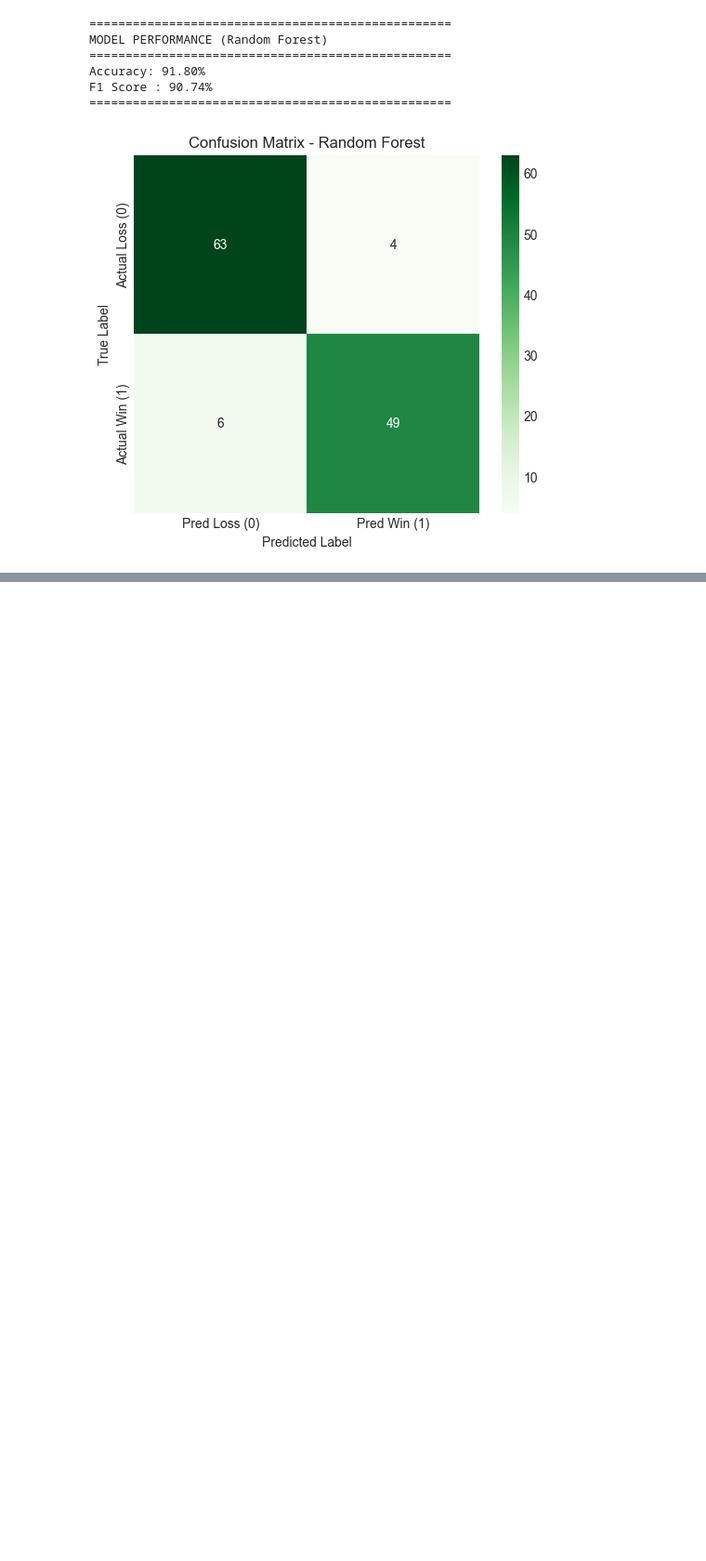
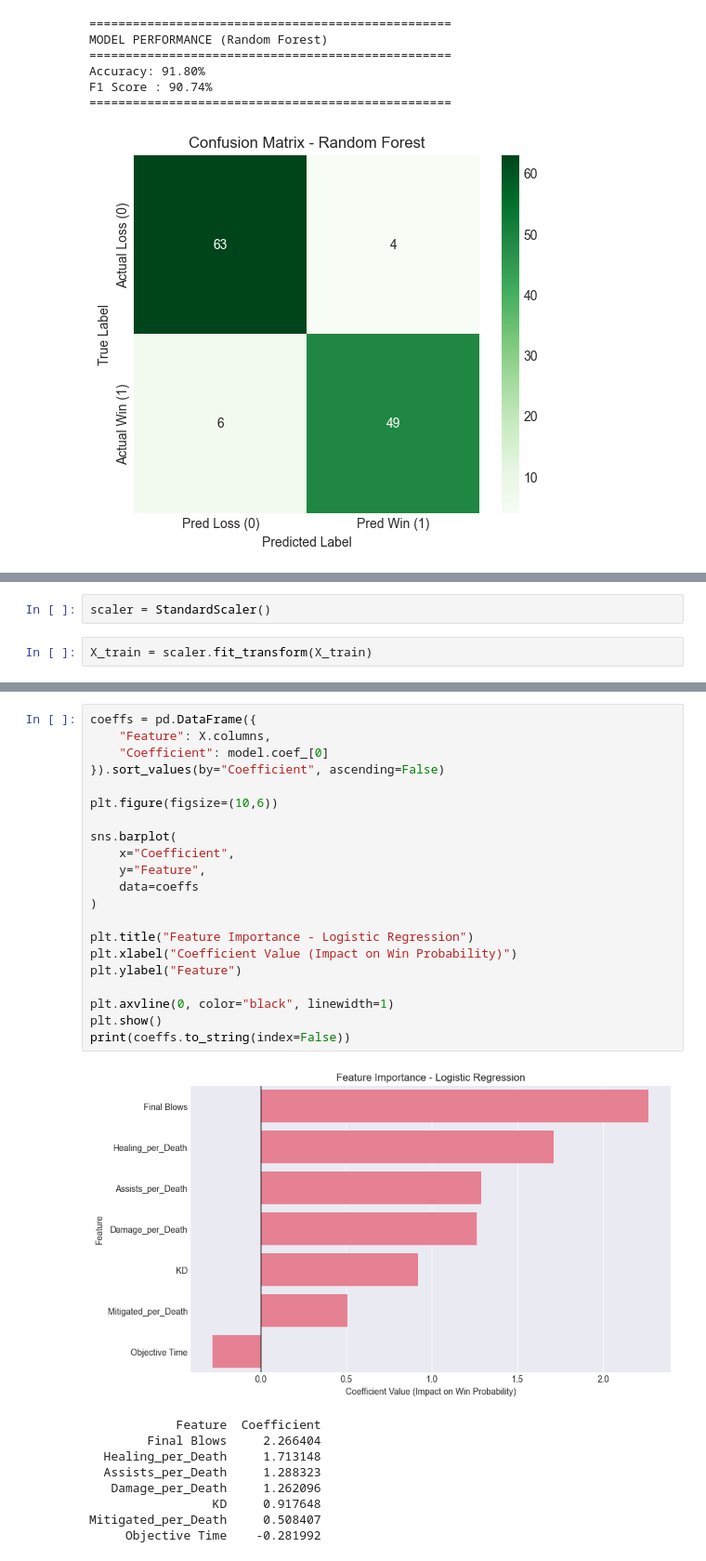
Before and after one commit to carev002/CS422-Machine-Learning-Project, a Jupyter notebook: CS422OWProject.ipynb, the cells around one changed output, grey strips where cells are left out. Shown at 93% size. Drawn from its saved outputs; the diff is of its cells as text; blank space fills up the shorter version.

```diff
--- a/CS422OWProject.ipynb
+++ b/CS422OWProject.ipynb
@@ -313,0 +506,4 @@ NOTE: Deaths being an important feature does not mean high deaths is good. This
+# %%
+scaler = StandardScaler()
+# %%
+X_train = scaler.fit_transform(X_train)
@@ -313,0 +560,31 @@ NOTE: Deaths being an important feature does not mean high deaths is good. This
+# %%
+coeffs = pd.DataFrame({
+    "Feature": X.columns,
+    "Coefficient": model.coef_[0]
+}).sort_values(by="Coefficient", ascending=False)
+
+plt.figure(figsize=(10,6))
+
+sns.barplot(
+    x="Coefficient",
+    y="Feature",
+    data=coeffs
+)
+
+plt.title("Feature Importance - Logistic Regression")
+plt.xlabel("Coefficient Value (Impact on Win Probability)")
+plt.ylabel("Feature")
+
+plt.axvline(0, color="black", linewidth=1)
+plt.show()
+print(coeffs.to_string(index=False))
+# %% [output]
+[figure, added]
+            Feature  Coefficient
+        Final Blows     2.266404
+  Healing_per_Death     1.713148
+  Assists_per_Death     1.288323
+   Damage_per_Death     1.262096
+                 KD     0.917648
+Mitigated_per_Death     0.508407
+     Objective Time    -0.281992
```
Also changed, not shown: parts of 62 cells of this notebook.
